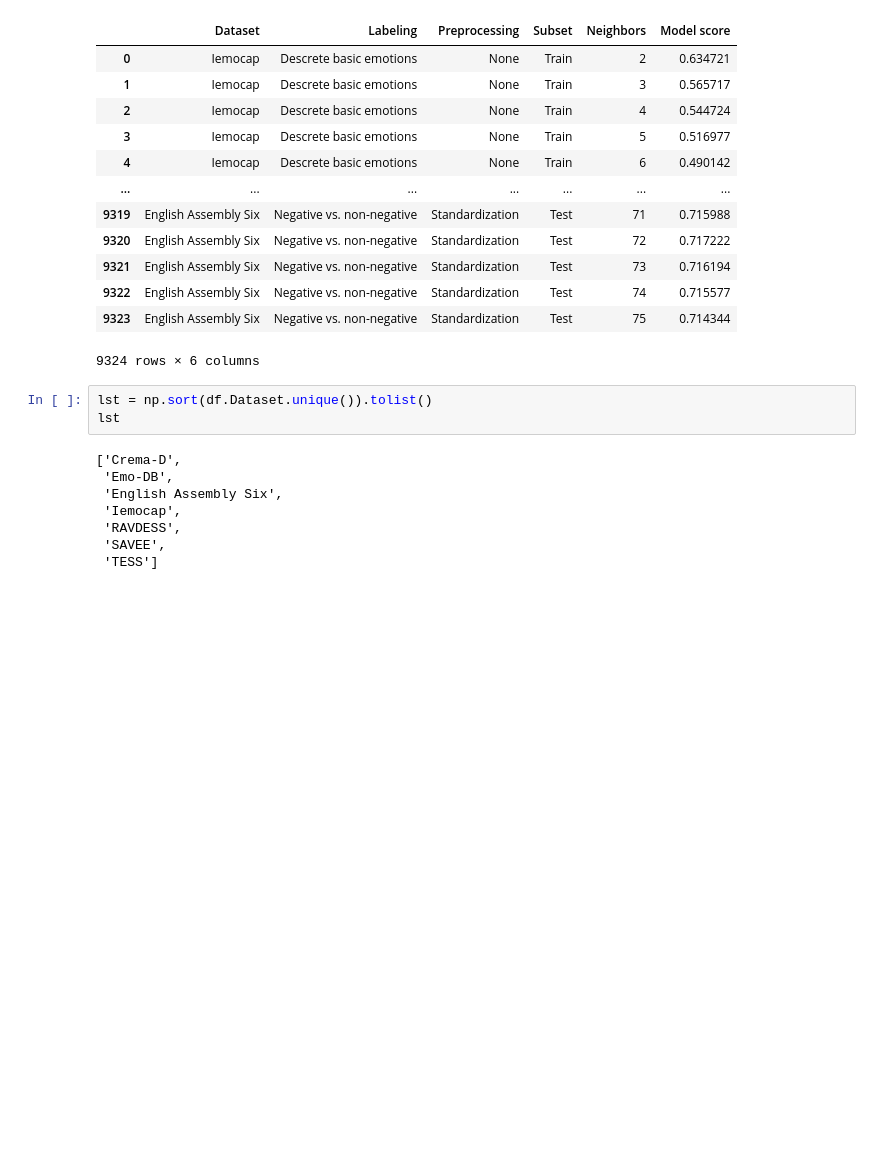
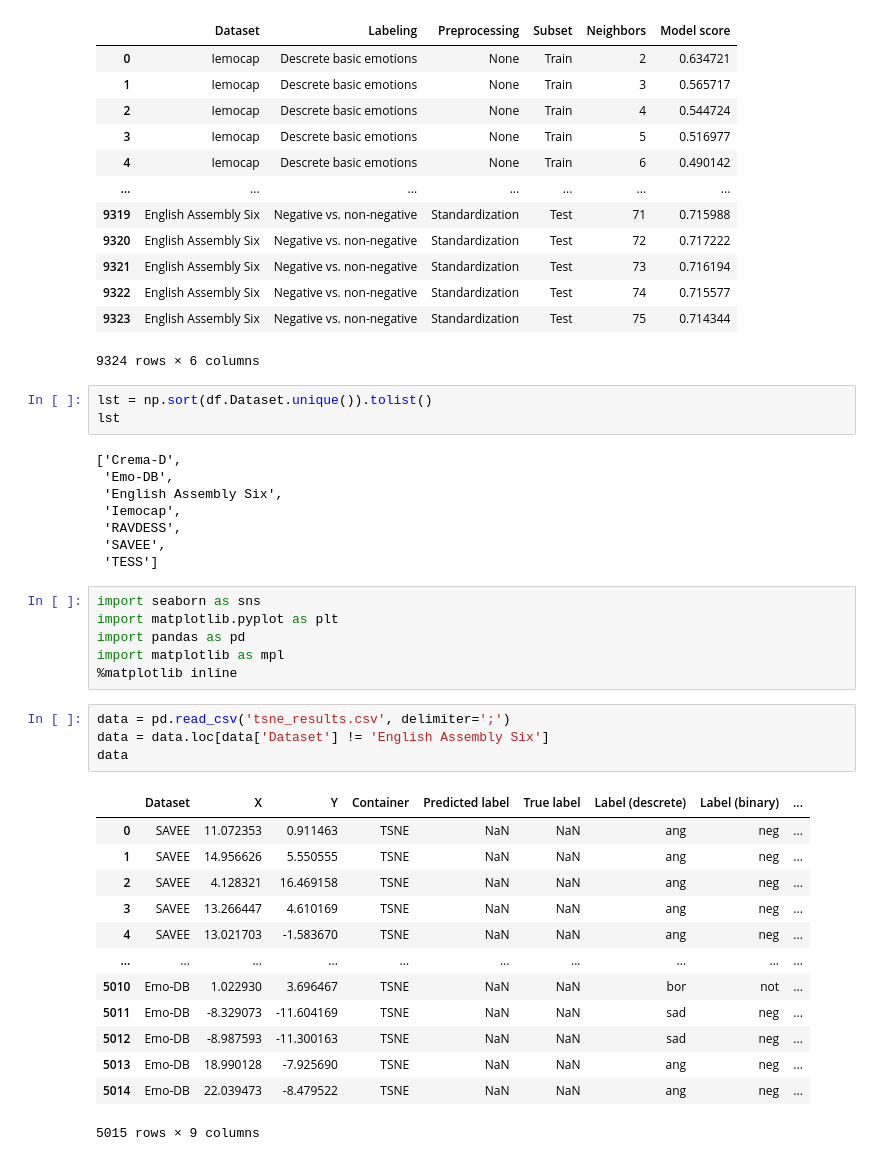
Before and after one commit to iamryabinov/SER_SVM_KNN, a Jupyter notebook: visualize.ipynb, the cells around one changed output. Saved outputs shown, nothing was run; the diff lists cells and outputs as text; blank space fills up the shorter version.

```diff
--- a/visualize.ipynb
+++ b/visualize.ipynb
@@ -519,3 +485,27 @@ lst
  'RAVDESS',
  'SAVEE',
  'TESS']
+# %%
+import seaborn as sns
+import matplotlib.pyplot as plt
+import pandas as pd
+import matplotlib as mpl
+%matplotlib inline
+# %%
+data = pd.read_csv('tsne_results.csv', delimiter=';')
+data = data.loc[data['Dataset'] != 'English Assembly Six']
+data
+# %% [output]
+|  | Dataset | X | Y | Container | Predicted label | True label | Label (descrete) | Label (binary) | ... |
+| 0 | SAVEE | 11.072353 | 0.911463 | TSNE | NaN | NaN | ang | neg | ... |
+| 1 | SAVEE | 14.956626 | 5.550555 | TSNE | NaN | NaN | ang | neg | ... |
+| 2 | SAVEE | 4.128321 | 16.469158 | TSNE | NaN | NaN | ang | neg | ... |
+| 3 | SAVEE | 13.266447 | 4.610169 | TSNE | NaN | NaN | ang | neg | ... |
+| 4 | SAVEE | 13.021703 | -1.583670 | TSNE | NaN | NaN | ang | neg | ... |
+| ... | ... | ... | ... | ... | ... | ... | ... | ... | ... |
+| 5010 | Emo-DB | 1.022930 | 3.696467 | TSNE | NaN | NaN | bor | not | ... |
+| 5011 | Emo-DB | -8.329073 | -11.604169 | TSNE | NaN | NaN | sad | neg | ... |
+| 5012 | Emo-DB | -8.987593 | -11.300163 | TSNE | NaN | NaN | sad | neg | ... |
+| 5013 | Emo-DB | 18.990128 | -7.925690 | TSNE | NaN | NaN | ang | neg | ... |
+| 5014 | Emo-DB | 22.039473 | -8.479522 | TSNE | NaN | NaN | ang | neg | ... |
+5015 rows × 9 columns
```
Also changed, not shown: parts of 3 cells of this notebook, 8 other files.
